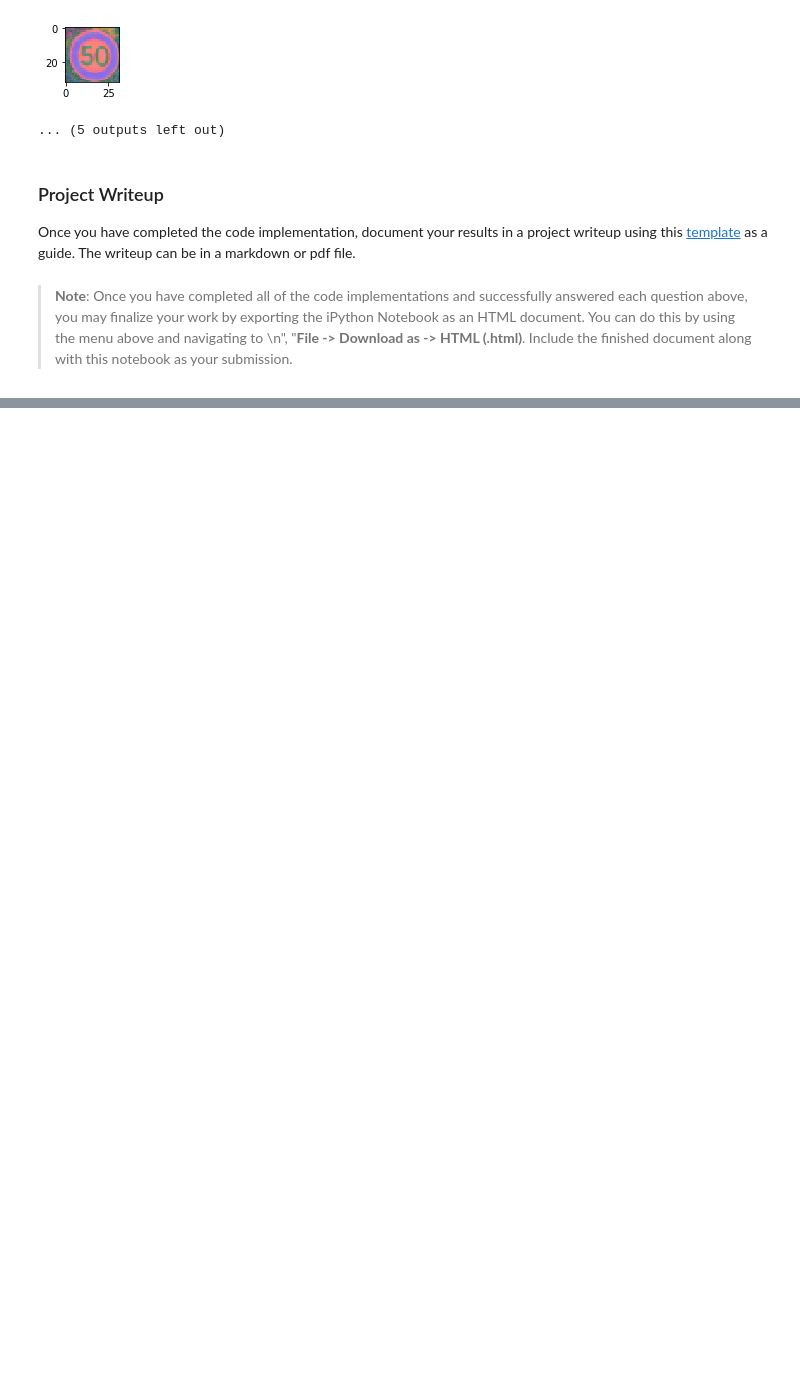
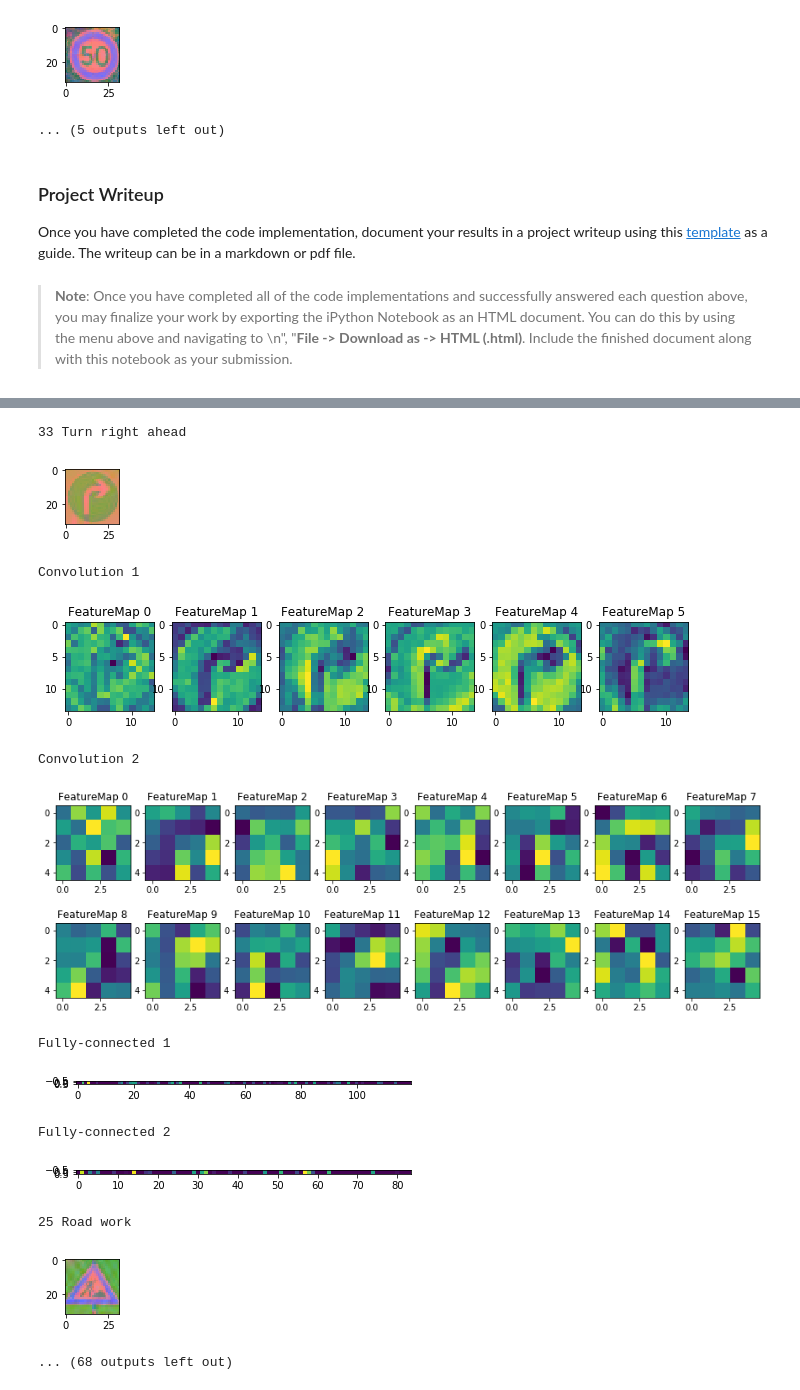
Before and after one commit to georgios-v/CarND-Traffic-Sign-Classifier-Project, a Jupyter notebook: Traffic_Sign_Classifier.ipynb, the cells around one changed output, grey strips where cells are left out. Saved outputs shown, nothing was run; the diff lists cells and outputs as text; code cells hidden in the pictures; blank space fills up the shorter version.

Commit message:
Finalized notebook. 0.941 test acc with 20 epochs

```diff
--- a/Traffic_Sign_Classifier.ipynb
+++ b/Traffic_Sign_Classifier.ipynb
@@ -573,7 +573,7 @@ def LeNet(x, dropout):
     print("fully3:", logits)
     # logits = tf.nn.softmax(logits)
     # print("softmax:", logits)
-    return logits
+    return logits, conv1, conv2, fc1, fc2
 # %% [markdown]
 #### Build the model
 # %%
@@ -584,7 +584,7 @@ def LeNet(x, dropout):
 ### Feel free to use as many code cells as needed.
 rate = 0.001
 
-logits = LeNet(x, keep_prob)
+logits, conv1, conv2, fc1, fc2 = LeNet(x, keep_prob)
 cross_entropy = tf.nn.softmax_cross_entropy_with_logits(labels=one_hot_y, logits=logits)
 loss_operation = tf.reduce_mean(cross_entropy)
 optimizer = tf.train.AdamOptimizer(learning_rate = rate)
@@ -917,0 +934,41 @@ def outputFeatureMap(image_input, tf_activation, activation_min=-1, activation_m
+# %%
+with tf.Session() as sess:
+    sess.run(tf.global_variables_initializer())
+    for i in range(len(X_new['test'])):
+        img = X_new['test'][i]
+        if len(img.shape) > 2:
+            rimg = np.reshape(img, (1, shape[0], shape[1], shape[2]))
+        else:
+            rimg = np.reshape(img, (1, shape[0], shape[1]))
+        y = Y_new['test'][i]
+        print(y, db.loc[y]['SignName'])
+        show_image(img)
+        plt.show(block=True)
+        shape = img.shape
+        print("Convolution 1")
+        outputConvFeatureMap(rimg, conv1)
+        plt.show(block=True)
+        print("Convolution 2")
+        outputConvFeatureMap(rimg, conv2)
+        plt.show(block=True)
+        print("Fully-connected 1")
+        outputFCFeatureMap(rimg, fc1, dropout)
+        plt.show(block=True)
+        print("Fully-connected 2")
+        outputFCFeatureMap(rimg, fc2, dropout)
+        plt.show(block=True)
+        print()
+# %% [output]
+33 Turn right ahead
+[figure, added]
+Convolution 1
+[figure, added]
+Convolution 2
+[figure, added]
+Fully-connected 1
+[figure, added]
+Fully-connected 2
+[figure, added]
+25 Road work
+[figure, added]
+... (68 outputs left out)
```
Also changed, not shown: parts of 8 cells of this notebook, 3 other files.
